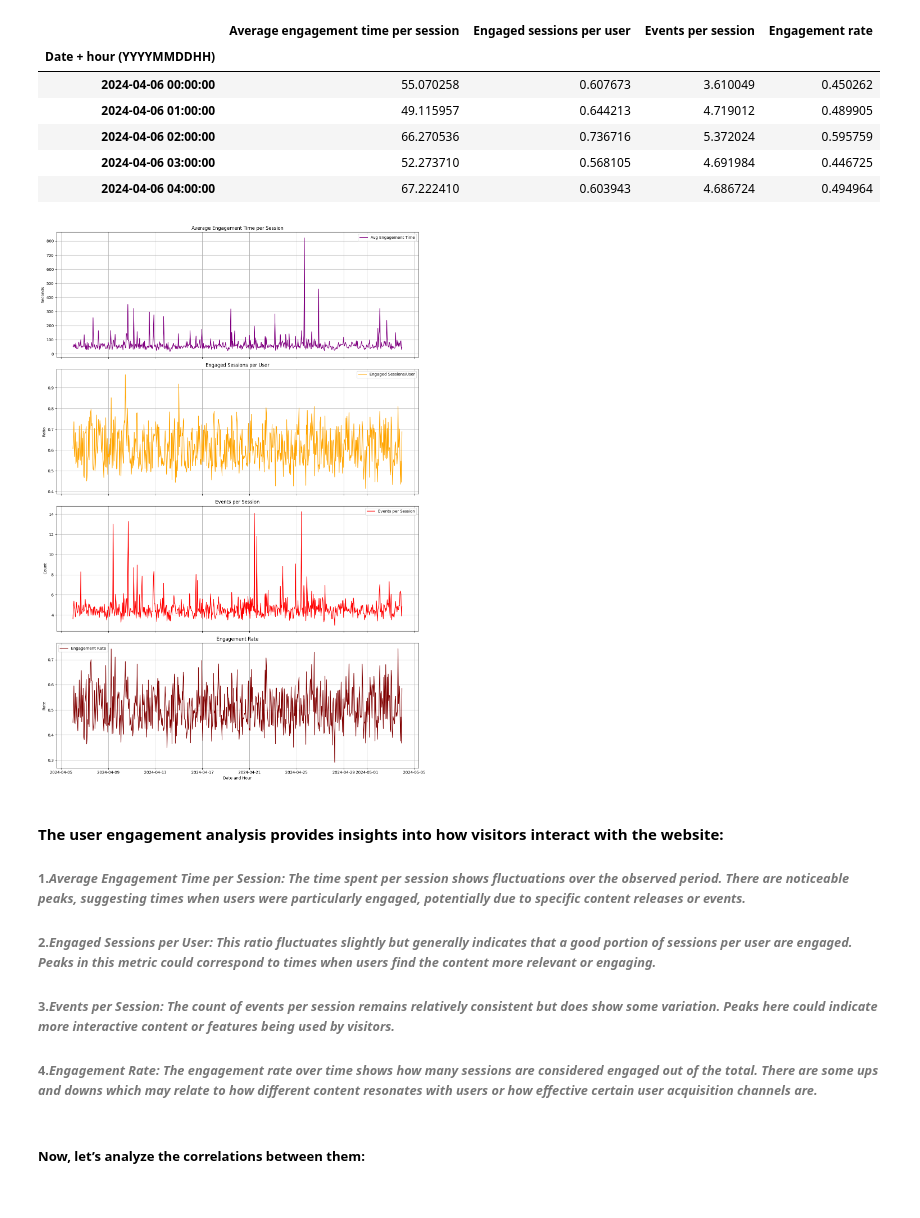
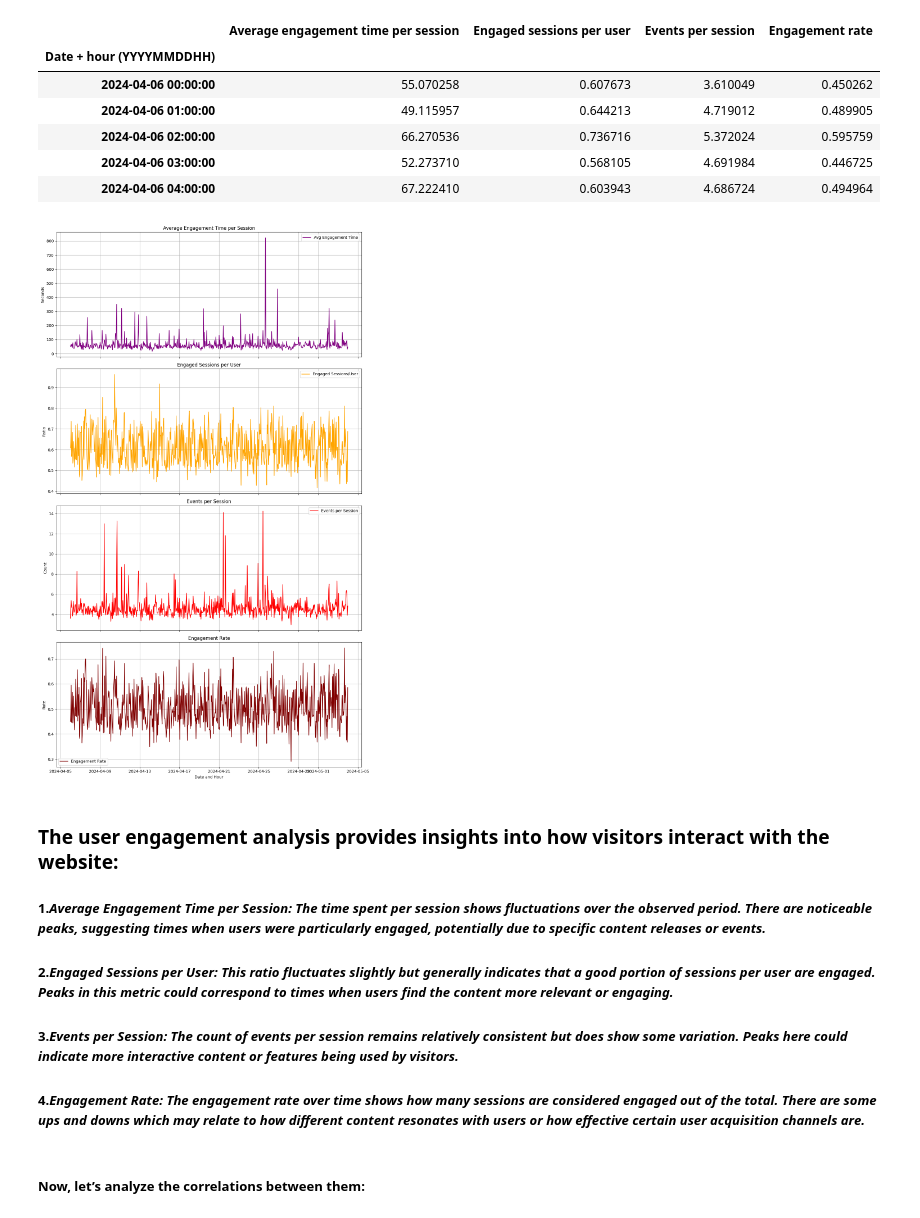
Before and after one commit to bhaskarharshit/Website-Performance-Analysis, a Jupyter notebook: Web_Performance_Analysis.ipynb, the cells around one changed output. Cells and saved outputs as stored; diff of their text form; code cells hidden in the pictures.

```diff
--- a/Web_Performance_Analysis.ipynb
+++ b/Web_Performance_Analysis.ipynb
@@ -55,0 +52,7 @@ data.shape
+# %%
+# Renaming coloumns
+data.rename(columns={
+    'Session primary channel group (Default channel group)': 'Channel_Group'
+}, inplace=True)
+
+data.shape
@@ -125,0 +119,6 @@ plt.show()
+# %%
+# Extract hour from Date_hour for analysis
+data['Hour'] = data['Date + hour (YYYYMMDDHH)'].dt.hour
+
+# Group by hour and calculate the total number of users
+hourly_traffic = data.groupby('Hour')['Users'].sum()
@@ -152,43 +166,43 @@ engagement_metrics.head(5)
 | 2024-04-06 04:00:00 | 67.222410 | 0.603943 | 4.686724 | 0.494964 |
 # %%
 # plotting engagement metrics
-fig, ax = plt.subplots(4, 1, figsize=(14, 20), sharex=True)
+fig, ax = plt.subplots(4, 1, figsize=(12, 20), sharex=True)
 
 ax[0].plot(engagement_metrics.index, engagement_metrics['Average engagement time per session'], label='Avg Engagement Time', color='purple')
 ax[0].set_title('Average Engagement Time per Session')
 ax[0].set_ylabel('Seconds')
 
 ax[1].plot(engagement_metrics.index, engagement_metrics['Engaged sessions per user'], label='Engaged Sessions/User', color='orange')
 ax[1].set_title('Engaged Sessions per User')
 ax[1].set_ylabel('Ratio')
 
 ax[2].plot(engagement_metrics.index, engagement_metrics['Events per session'], label='Events per Session', color='red')
 ax[2].set_title('Events per Session')
 ax[2].set_ylabel('Count')
 
 ax[3].plot(engagement_metrics.index, engagement_metrics['Engagement rate'], label='Engagement Rate', color='maroon')
 ax[3].set_title('Engagement Rate')
 ax[3].set_ylabel('Rate')
 ax[3].set_xlabel('Date and Hour')
 
 for a in ax:
     a.legend()
     a.grid(True)
 
 plt.tight_layout()
 plt.show()
 # %% [output]
-[figure, old version]
+[figure, new version]
 # %% [markdown]
-#### The user engagement analysis provides insights into how visitors interact with the website:
+### The user engagement analysis provides insights into how visitors interact with the website:
 
-###### 1._Average Engagement Time per Session:_ *The time spent per session shows fluctuations over the observed period. There are noticeable peaks, suggesting times when users were particularly engaged, potentially due to specific content releases or events.*
+##### 1._Average Engagement Time per Session:_ *The time spent per session shows fluctuations over the observed period. There are noticeable peaks, suggesting times when users were particularly engaged, potentially due to specific content releases or events.*
 
-###### 2._Engaged Sessions per User:_ *This ratio fluctuates slightly but generally indicates that a good portion of sessions per user are engaged. Peaks in this metric could correspond to times when users find the content more relevant or engaging.*
+##### 2._Engaged Sessions per User:_ *This ratio fluctuates slightly but generally indicates that a good portion of sessions per user are engaged. Peaks in this metric could correspond to times when users find the content more relevant or engaging.*
 
-###### 3._Events per Session:_ *The count of events per session remains relatively consistent but does show some variation. Peaks here could indicate more interactive content or features being used by visitors.*
+##### 3._Events per Session:_ *The count of events per session remains relatively consistent but does show some variation. Peaks here could indicate more interactive content or features being used by visitors.*
 
-###### 4._Engagement Rate:_ *The engagement rate over time shows how many sessions are considered engaged out of the total. There are some ups and downs which may relate to how different content resonates with users or how effective certain user acquisition channels are.*
+##### 4._Engagement Rate:_ *The engagement rate over time shows how many sessions are considered engaged out of the total. There are some ups and downs which may relate to how different content resonates with users or how effective certain user acquisition channels are.*
 # %% [markdown]
 ##### Now, let’s analyze the correlations between them:
 # %%
```
Also changed, not shown: parts of 24 cells of this notebook.
